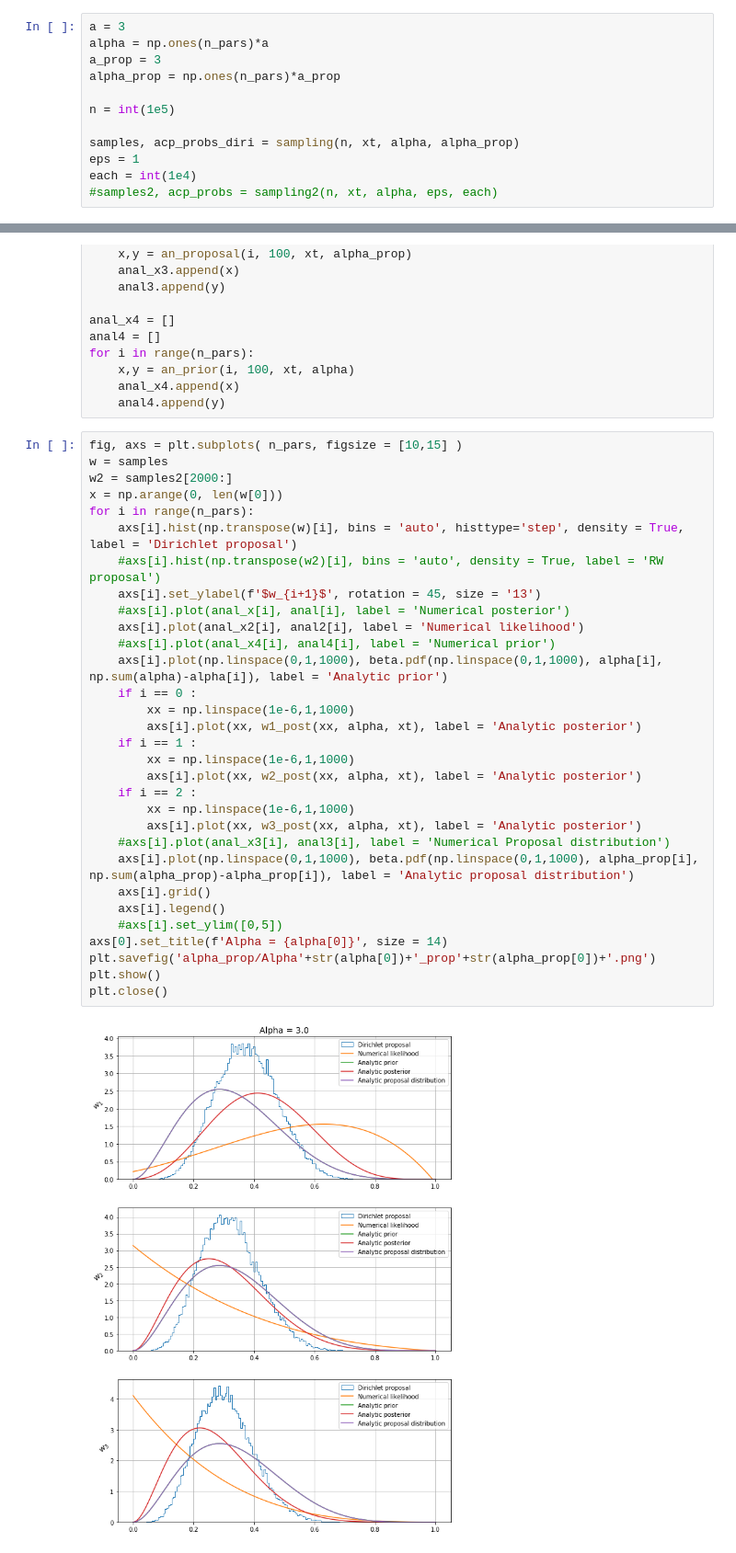
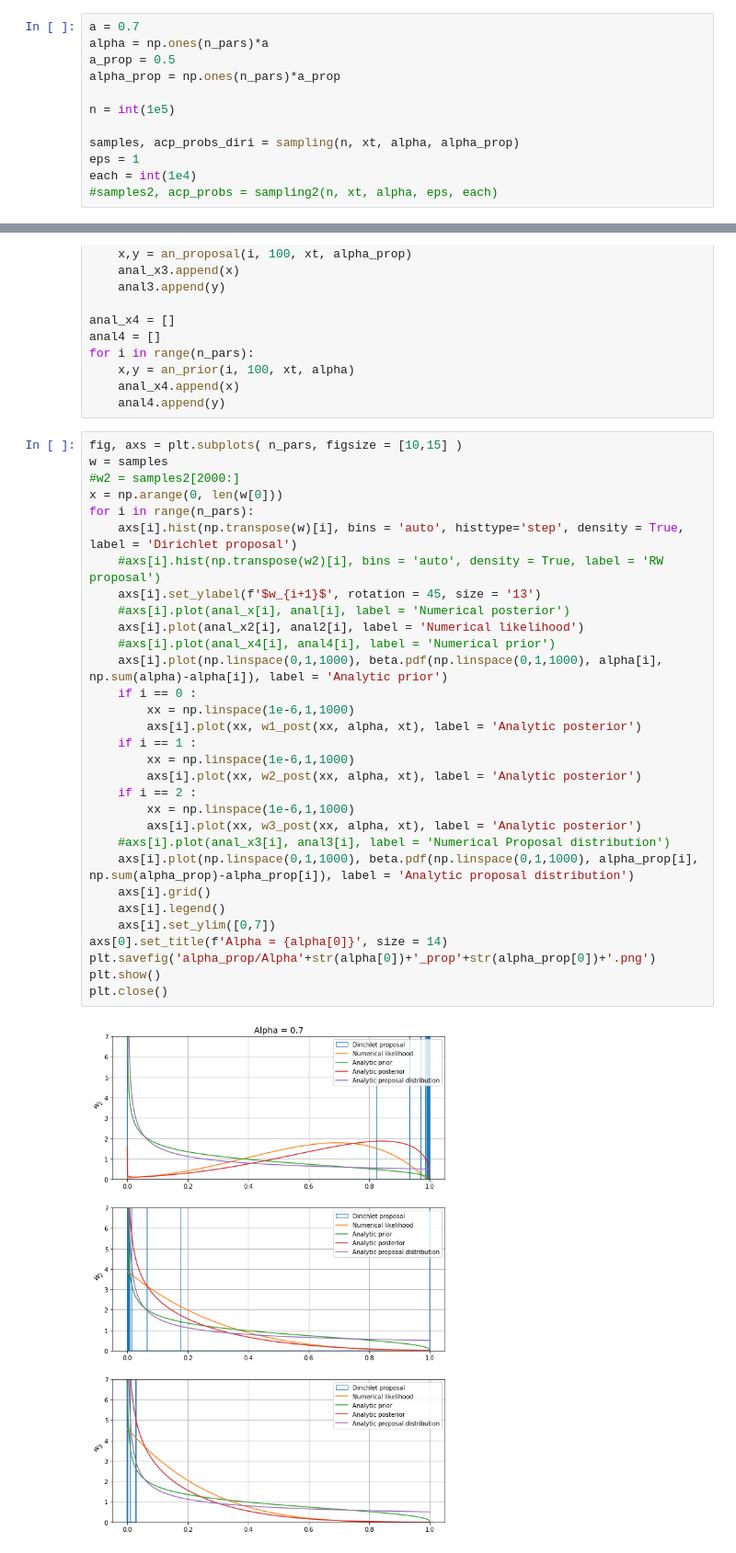
Before and after one commit to marcgrillo/dirichlet, a Jupyter notebook: notebook2.ipynb, the cells around one changed output, grey strips where cells are left out. Shown at 92% size. Cells and saved outputs as stored; diff of their text form.

Commit message:
comparison alpha prop a07

```diff
--- a/notebook2.ipynb
+++ b/notebook2.ipynb
@@ -181,7 +181,7 @@ print(xt)
 # %%
-a = 3
+a = 0.7
 alpha = np.ones(n_pars)*a
-a_prop = 3
+a_prop = 0.5
 alpha_prop = np.ones(n_pars)*a_prop
 
 n = int(1e5)
@@ -233,34 +233,34 @@ for i in range(n_pars):
 # %%
 fig, axs = plt.subplots( n_pars, figsize = [10,15] )
 w = samples
-w2 = samples2[2000:]
+#w2 = samples2[2000:]
 x = np.arange(0, len(w[0]))
 for i in range(n_pars):
     axs[i].hist(np.transpose(w)[i], bins = 'auto', histtype='step', density = True, label = 'Dirichlet proposal')
     #axs[i].hist(np.transpose(w2)[i], bins = 'auto', density = True, label = 'RW proposal')
     axs[i].set_ylabel(f'$w_{i+1}$', rotation = 45, size = '13')
     #axs[i].plot(anal_x[i], anal[i], label = 'Numerical posterior')
     axs[i].plot(anal_x2[i], anal2[i], label = 'Numerical likelihood')
     #axs[i].plot(anal_x4[i], anal4[i], label = 'Numerical prior')
     axs[i].plot(np.linspace(0,1,1000), beta.pdf(np.linspace(0,1,1000), alpha[i], np.sum(alpha)-alpha[i]), label = 'Analytic prior')
     if i == 0 :
         xx = np.linspace(1e-6,1,1000)
         axs[i].plot(xx, w1_post(xx, alpha, xt), label = 'Analytic posterior')
     if i == 1 :
         xx = np.linspace(1e-6,1,1000)
         axs[i].plot(xx, w2_post(xx, alpha, xt), label = 'Analytic posterior')
     if i == 2 :
         xx = np.linspace(1e-6,1,1000)
         axs[i].plot(xx, w3_post(xx, alpha, xt), label = 'Analytic posterior')
     #axs[i].plot(anal_x3[i], anal3[i], label = 'Numerical Proposal distribution')
     axs[i].plot(np.linspace(0,1,1000), beta.pdf(np.linspace(0,1,1000), alpha_prop[i], np.sum(alpha_prop)-alpha_prop[i]), label = 'Analytic proposal distribution')
     axs[i].grid()
     axs[i].legend()
-    #axs[i].set_ylim([0,5])
+    axs[i].set_ylim([0,7])
 axs[0].set_title(f'Alpha = {alpha[0]}', size = 14)
 plt.savefig('alpha_prop/Alpha'+str(alpha[0])+'_prop'+str(alpha_prop[0])+'.png')
 plt.show()
 plt.close()
 # %% [output]
-[figure, old version]
+[figure, new version]
 # %%
```
Also changed, not shown: parts of 3 cells of this notebook, 5 other files.
